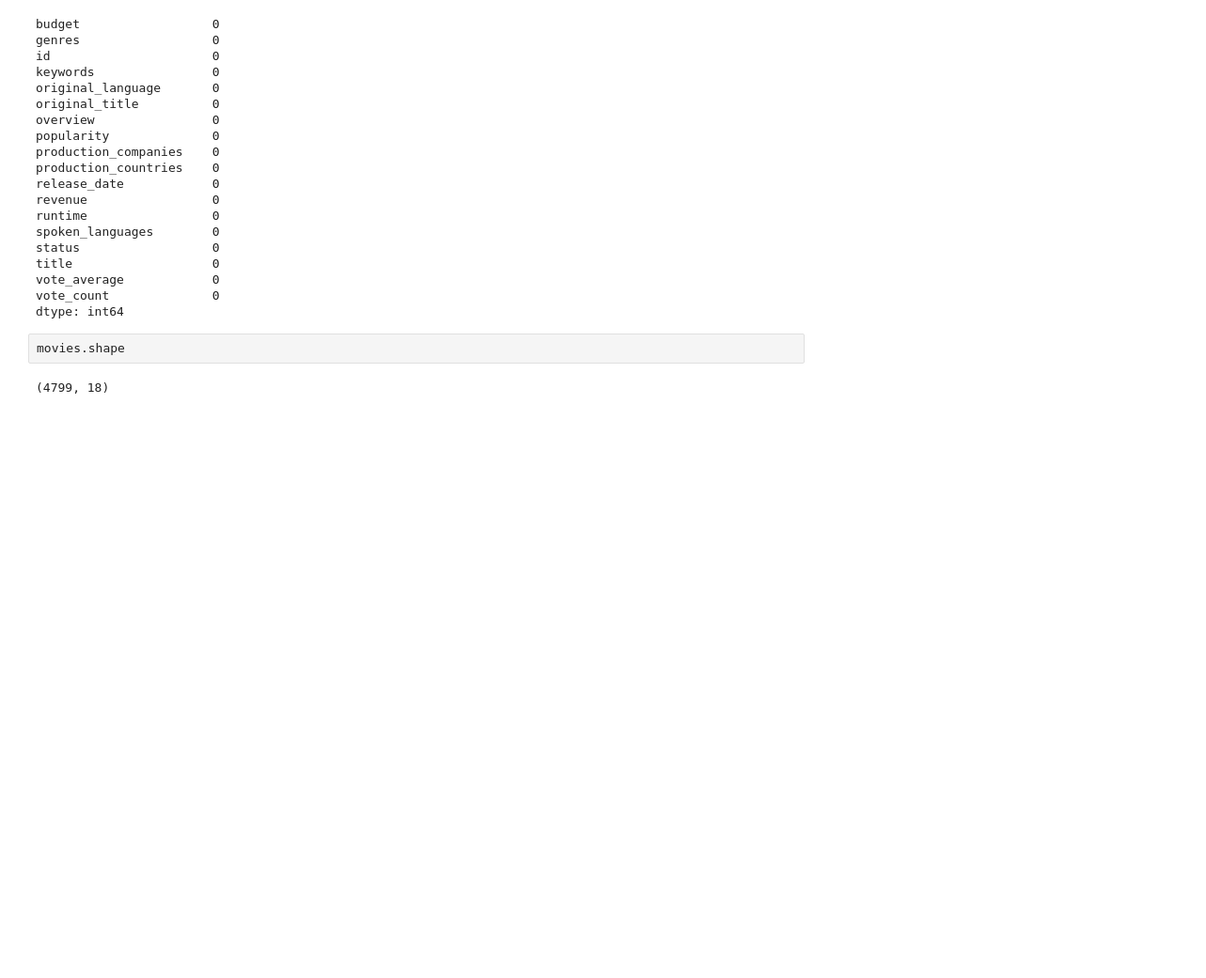
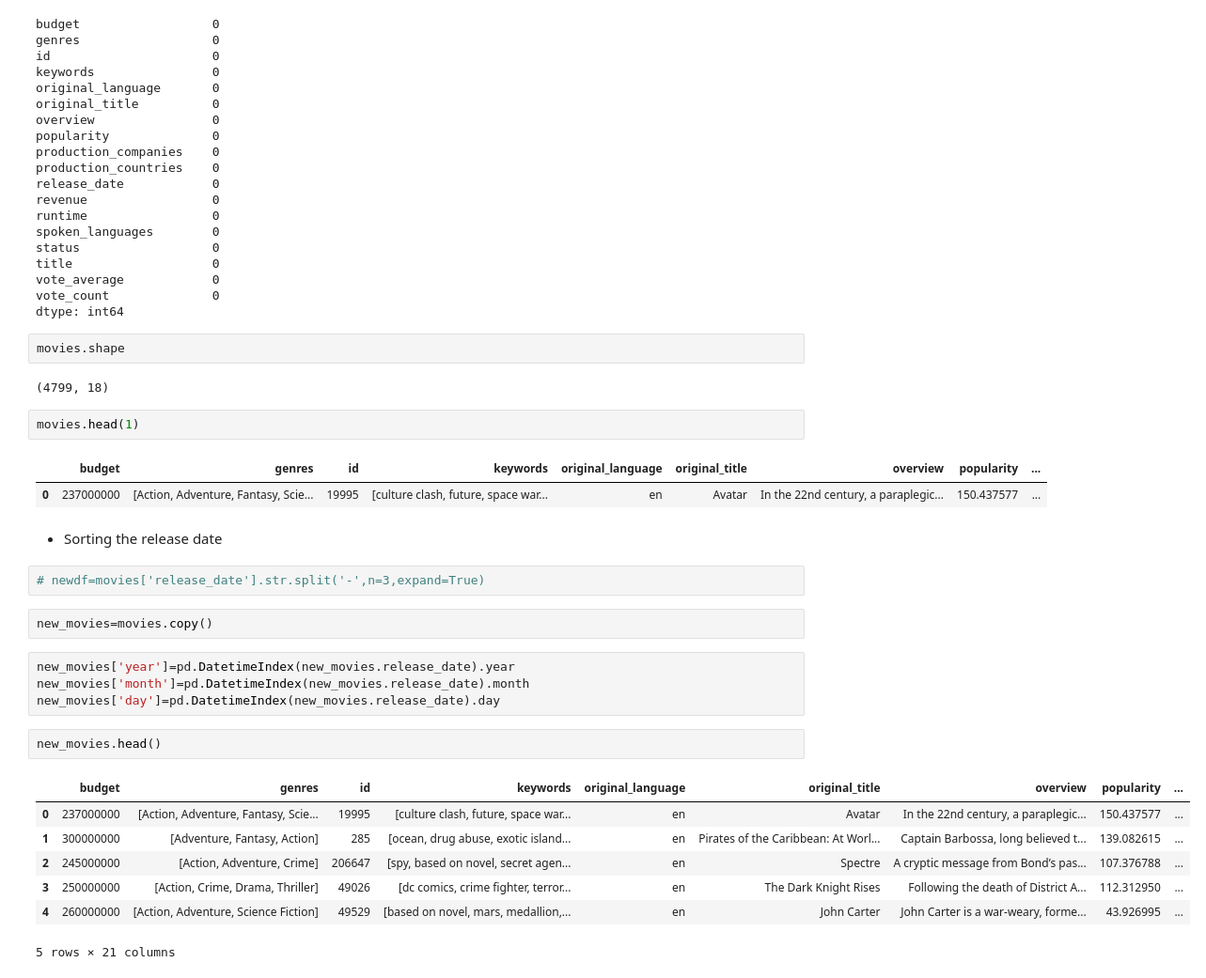
Before and after one commit to Naveen-Karanamu/Movie-Reviews-Recommendations, a Jupyter notebook: main.ipynb, the cells around one changed output. Shown at 94% size. Cells and saved outputs as stored; diff of their text form; blank space fills up the shorter version.

Commit message:
Sorted Release date

```diff
--- a/main.ipynb
+++ b/main.ipynb
@@ -355,3 +355,28 @@ dtype: int64
 movies.shape
 # %% [output]
 (4799, 18)
+# %%
+movies.head(1)
+# %% [output]
+|  | budget | genres | id | keywords | original_language | original_title | overview | popularity | ... |
+| 0 | 237000000 | [Action, Adventure, Fantasy, Scie... | 19995 | [culture clash, future, space war... | en | Avatar | In the 22nd century, a paraplegic... | 150.437577 | ... |
+# %% [markdown]
+* Sorting the release date
+# %%
+# newdf=movies['release_date'].str.split('-',n=3,expand=True)
+# %%
+new_movies=movies.copy()
+# %%
+new_movies['year']=pd.DatetimeIndex(new_movies.release_date).year
+new_movies['month']=pd.DatetimeIndex(new_movies.release_date).month
+new_movies['day']=pd.DatetimeIndex(new_movies.release_date).day
+# %%
+new_movies.head()
+# %% [output]
+|  | budget | genres | id | keywords | original_language | original_title | overview | popularity | ... |
+| 0 | 237000000 | [Action, Adventure, Fantasy, Scie... | 19995 | [culture clash, future, space war... | en | Avatar | In the 22nd century, a paraplegic... | 150.437577 | ... |
+| 1 | 300000000 | [Adventure, Fantasy, Action] | 285 | [ocean, drug abuse, exotic island... | en | Pirates of the Caribbean: At Worl... | Captain Barbossa, long believed t... | 139.082615 | ... |
+| 2 | 245000000 | [Action, Adventure, Crime] | 206647 | [spy, based on novel, secret agen... | en | Spectre | A cryptic message from Bond’s pas... | 107.376788 | ... |
+| 3 | 250000000 | [Action, Crime, Drama, Thriller] | 49026 | [dc comics, crime fighter, terror... | en | The Dark Knight Rises | Following the death of District A... | 112.312950 | ... |
+| 4 | 260000000 | [Action, Adventure, Science Fiction] | 49529 | [based on novel, mars, medallion,... | en | John Carter | John Carter is a war-weary, forme... | 43.926995 | ... |
+5 rows × 21 columns
```
